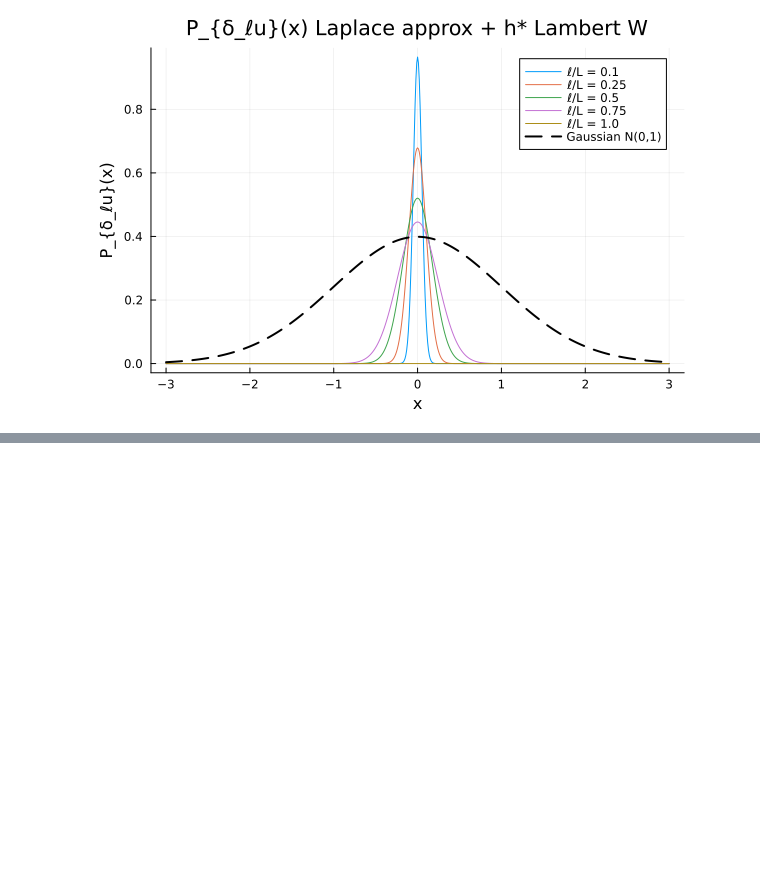
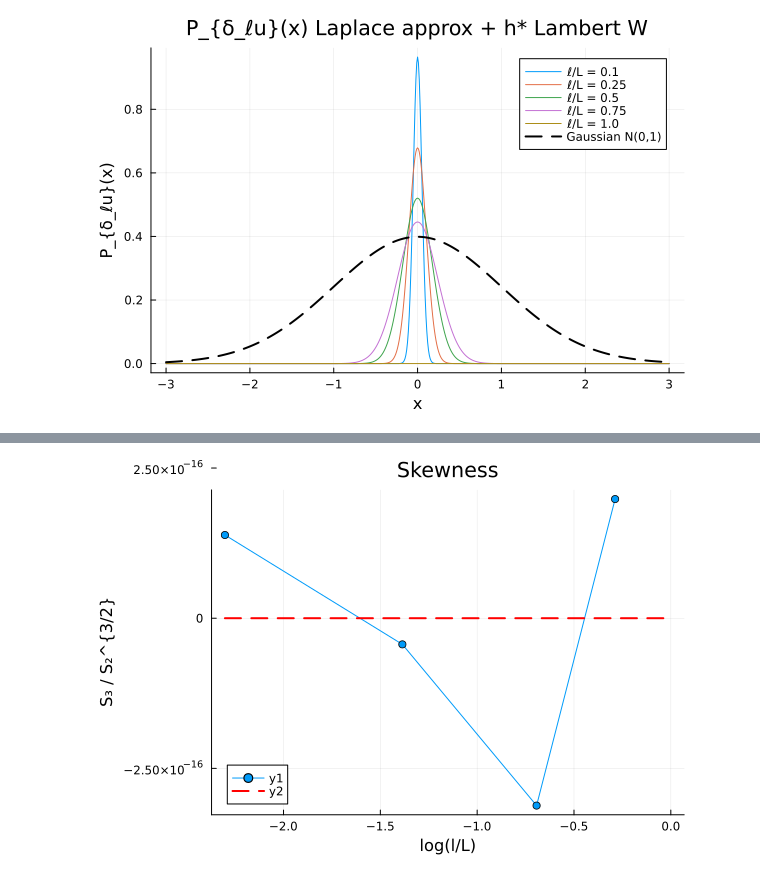
Before and after one commit to pleflohic/turbulence-velocity-increments, a Jupyter notebook: notebooks/non_normalized.ipynb, the cells around one changed output, grey strips where cells are left out. Saved outputs shown, nothing was run; the diff lists cells and outputs as text; code cells hidden in the pictures; blank space fills up the shorter version.

```diff
--- a/notebooks/non_normalized.ipynb
+++ b/notebooks/non_normalized.ipynb
@@ -290,0 +364,14 @@ display(p1)
+# %%
+# Skewness S3/S2^(3/2)
+pS3 = plot(
+    log.(l_values ./ L),
+    S3 ./ (S2 .^ (3/2)),
+    xlabel="log(l/L)",
+    ylabel="S₃ / S₂^{3/2}",
+    marker=:circle,
+    title="Skewness"
+)
+plot!(pS3, log.(l_values ./ L), zeros(length(l_values)), color=:red, lw=2, ls=:dash)
+
+display(pS3)
+# %% [output]
@@ -290,0 +386 @@ display(p1)
+[figure, added]
```
Also changed, not shown: parts of 10 cells of this notebook.
